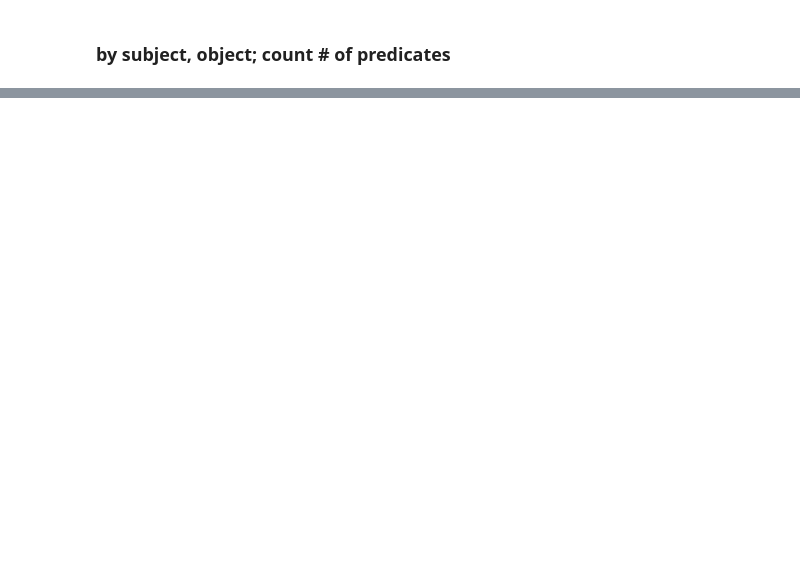
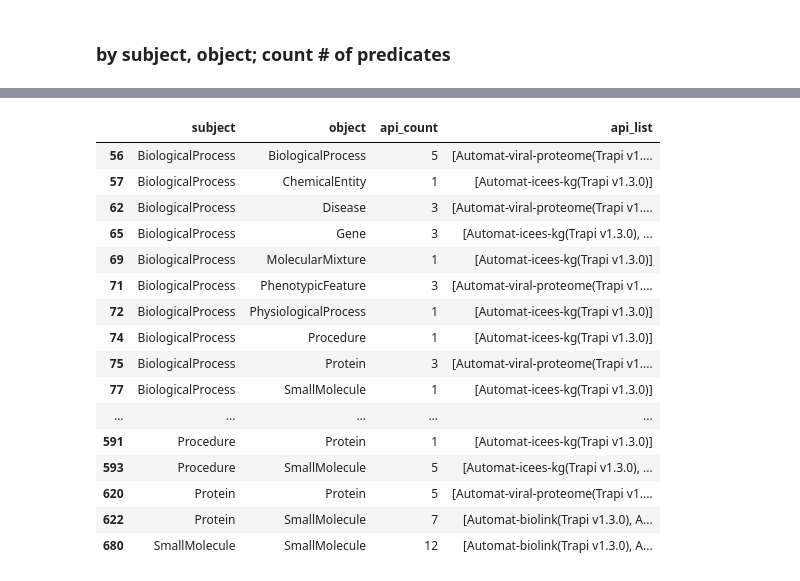
Before and after one commit to andrewsu/BTE_metakg_viz, a Jupyter notebook: bte_metakg_viz.ipynb, the cells around one changed output, grey strips where cells are left out. Drawn from its saved outputs; the diff is of its cells as text; code cells hidden in the pictures; blank space fills up the shorter version.

```diff
--- a/bte_metakg_viz.ipynb
+++ b/bte_metakg_viz.ipynb
@@ -132,6 +158,7 @@ df_bte
 df1 = df_bte[["subject","object","api_name"]]
 api_stats = df1.groupby(['subject','object'], group_keys=False)['api_name'].nunique().rename("api_count").to_frame()
 api_stats['api_list'] = df1.groupby(['subject','object'], group_keys=False)['api_name'].unique().apply(list)
+api_stats = api_stats.reset_index()
 
 with pd.option_context('display.min_rows', 20,
                        'display.max_columns', None,
@@ -192,0 +263,22 @@ predicate_stats.to_csv("results/predicate_stats.tsv", sep="\t")
+# %%
+api_stats_filt = api_stats.query("subject in @keep & object in @keep & subject <= object")
+api_stats_filt.to_csv("results/api_stats_filt.tsv", sep="\t")
+api_stats_filt
+# %% [output]
+|  | subject | object | api_count | api_list |
+| 56 | BiologicalProcess | BiologicalProcess | 5 | [Automat-viral-proteome(Trapi v1.... |
+| 57 | BiologicalProcess | ChemicalEntity | 1 | [Automat-icees-kg(Trapi v1.3.0)] |
+| 62 | BiologicalProcess | Disease | 3 | [Automat-viral-proteome(Trapi v1.... |
+| 65 | BiologicalProcess | Gene | 3 | [Automat-icees-kg(Trapi v1.3.0), ... |
+| 69 | BiologicalProcess | MolecularMixture | 1 | [Automat-icees-kg(Trapi v1.3.0)] |
+| 71 | BiologicalProcess | PhenotypicFeature | 3 | [Automat-viral-proteome(Trapi v1.... |
+| 72 | BiologicalProcess | PhysiologicalProcess | 1 | [Automat-icees-kg(Trapi v1.3.0)] |
+| 74 | BiologicalProcess | Procedure | 1 | [Automat-icees-kg(Trapi v1.3.0)] |
+| 75 | BiologicalProcess | Protein | 3 | [Automat-viral-proteome(Trapi v1.... |
+| 77 | BiologicalProcess | SmallMolecule | 1 | [Automat-icees-kg(Trapi v1.3.0)] |
+| ... | ... | ... | ... | ... |
+| 591 | Procedure | Protein | 1 | [Automat-icees-kg(Trapi v1.3.0)] |
+| 593 | Procedure | SmallMolecule | 5 | [Automat-icees-kg(Trapi v1.3.0), ... |
+| 620 | Protein | Protein | 5 | [Automat-viral-proteome(Trapi v1.... |
+| 622 | Protein | SmallMolecule | 7 | [Automat-biolink(Trapi v1.3.0), A... |
+| 680 | SmallMolecule | SmallMolecule | 12 | [Automat-biolink(Trapi v1.3.0), A... |
```
Also changed, not shown: parts of 9 cells of this notebook, 5 other files.
